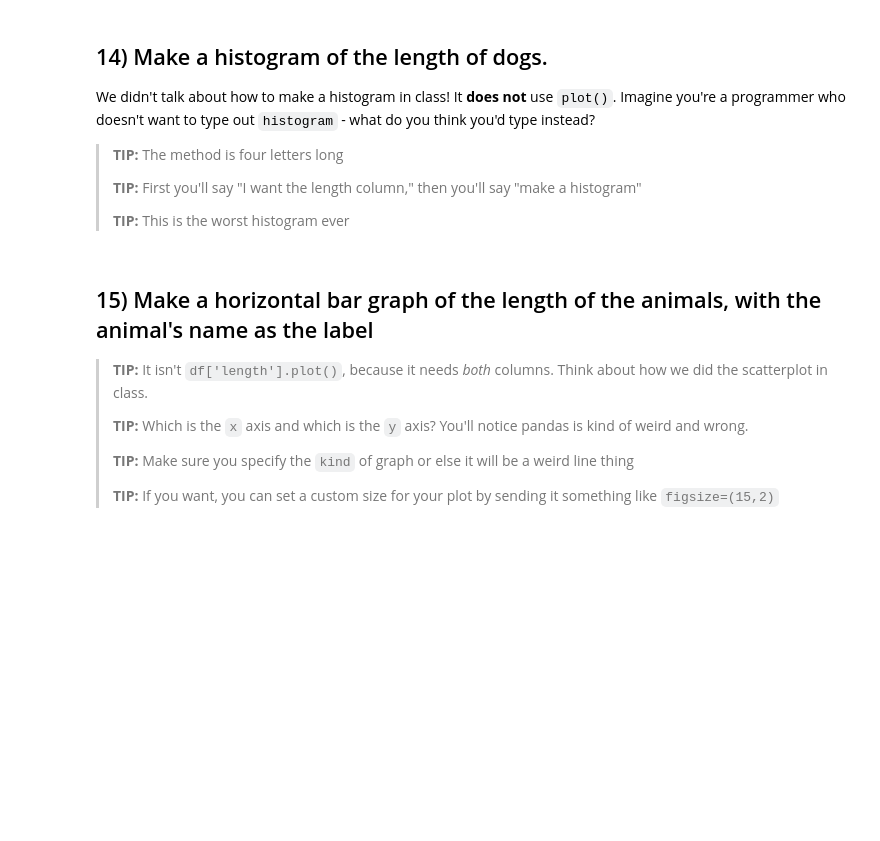
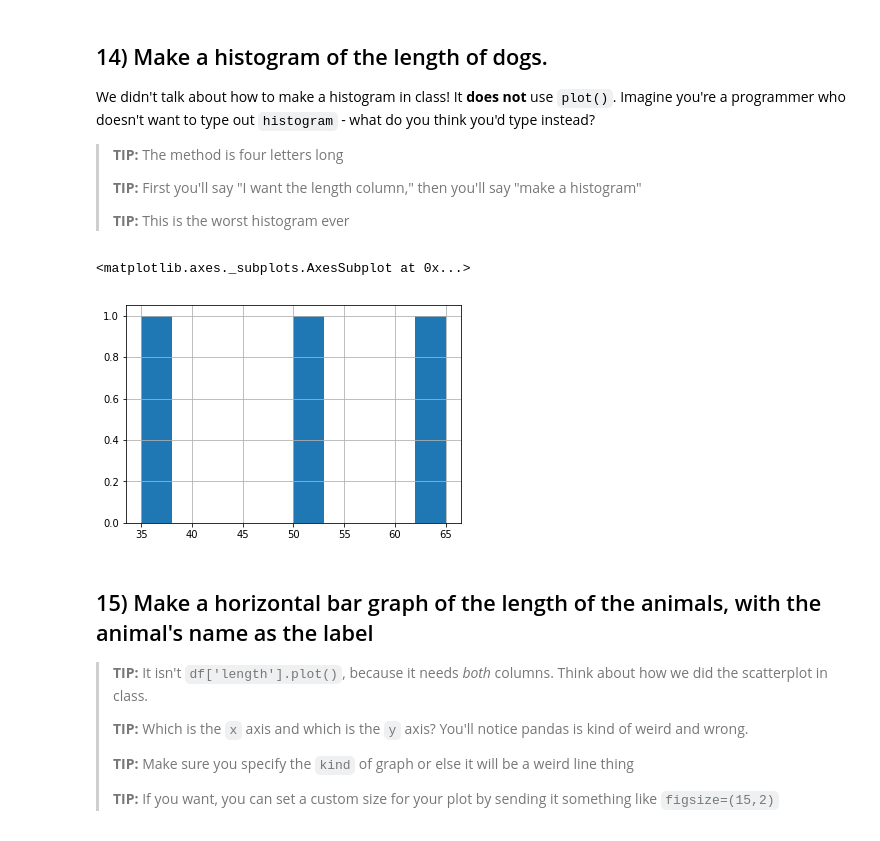
Before and after one commit to xeophin/lede-foundations, a Jupyter notebook: 05-homework/01-Animals.ipynb, the cells around one changed output. Drawn from its saved outputs; the diff is of its cells as text; code cells hidden in the pictures; blank space fills up the shorter version.

Commit message:
feat(Homework 05): complete Animals notebook

```diff
--- a/05-homework/01-Animals.ipynb
+++ b/05-homework/01-Animals.ipynb
@@ -10,6 +13,8 @@ Import pandas **with the correct name** and set `matplotlib` to always display g
 ## 1) Reading in a csv file
 
 Use pandas to read in the animals CSV file, saving it as a variable with the normal name for a dataframe
+# %%
+df = pd.read_csv('05-homework/animals.csv')
 # %% [markdown]
 ## 2) Checking your data
 
@@ -26,3 +56,6 @@ Hmmm, we know how to take the first 5, but maybe the first 3. Maybe there is an
 ## 5) Get the mean and standard deviation of animal lengths
 
 You can do this with separate commands or with a single command.
+# %%
+animal_lengths = df['length']
+animal_lengths.mean()
@@ -39,5 +98,7 @@ You only need one command to do this
 # %% [markdown]
 ## 9) `length` is the animal's length in centimeters. Create a new column called `inches` that is the length in inches.
+# %%
+df['inches'] = animal_lengths * 0.3937
 # %% [markdown]
 ## 10) Save the cats to a separate variable called `cats`. Save the dogs to a separate variable called `dogs`.
 
@@ -46,0 +118,3 @@ Once you do this, every time you use `cats` you'll only be talking about the cat
+# %%
+dogs = df[df['animal'] == 'dog']
+dogs.head()
@@ -64,6 +172,11 @@ We didn't talk about how to make a histogram in class! It **does not** use `plot
 > **TIP:** First you'll say "I want the length column," then you'll say "make a histogram"
 >
 > **TIP:** This is the worst histogram ever
+# %%
+dogs['length'].hist()
+# %% [output]
+<matplotlib.axes._subplots.AxesSubplot at 0x...>
+[figure, added]
 # %% [markdown]
 ## 15) Make a horizontal bar graph of the length of the animals, with the animal's name as the label
 
```
Also changed, not shown: parts of 21 cells of this notebook.
